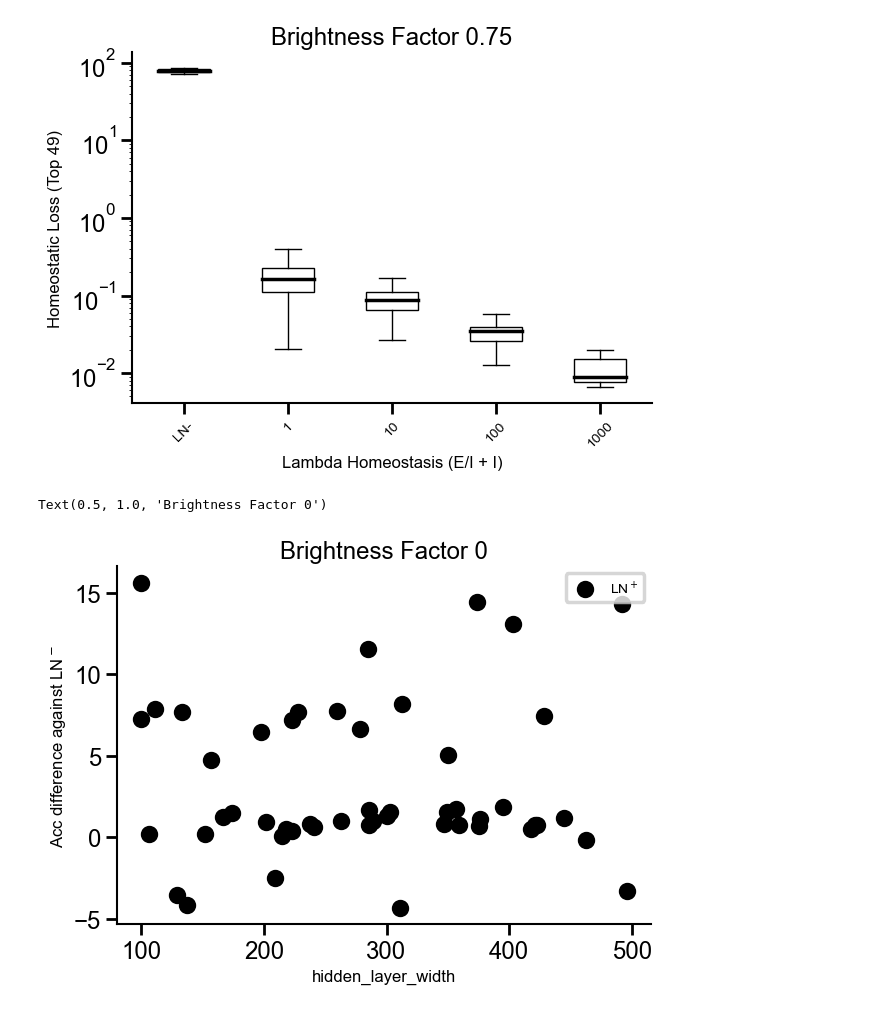
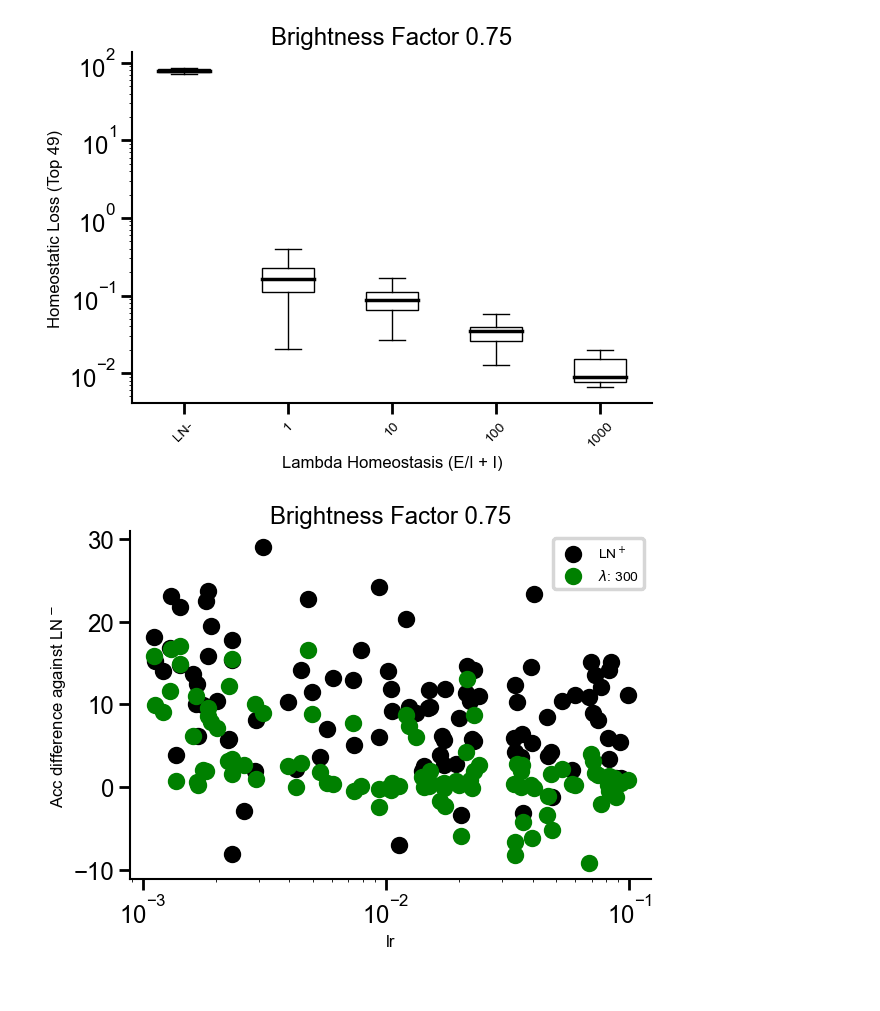
Before and after one commit to RoyHEyono/HomeostaticDANN, a Jupyter notebook: models/dense_mnist_task/notebooks/exhaustive_search_figures.ipynb, the cells around one changed output. Cells and saved outputs as stored; diff of their text form; code cells hidden in the pictures.

Commit message:
Doing a log search for lr related hyperparameters

```diff
--- a/models/dense_mnist_task/notebooks/exhaustive_search_figures.ipynb
+++ b/models/dense_mnist_task/notebooks/exhaustive_search_figures.ipynb
@@ -31,15 +31,15 @@ def same_config(config1, config2, keys=['normtype']):
             return False
     return True
 # %%
-bright_factor = 0
+bright_factor = 0.75
 runs_dict = dict()
-runs_dict["runs_vanilla_dann"] = fetch_runs(api, entity='project_danns', project_name='Luminosity_DeepDANN_ExhaustiveSearch', filters={"config.dataset": "fashionmnist",
+runs_dict["runs_vanilla_dann"] = fetch_runs(api, entity='project_danns', project_name='Luminosity_DeepDANN_ExhaustiveSearch_StrongExplicitLoss', filters={"config.dataset": "fashionmnist",
                                                             "config.brightness_factor": bright_factor, "config.homeostasis": 0, "config.normtype": 0,
                                                             "config.use_testset": True}, order="-summary_metrics.test_acc")
-runs_dict["runs_vanilla_dann_layernorm"] = fetch_runs(api, entity='project_danns', project_name='Luminosity_DeepDANN_ExhaustiveSearch', filters={"config.dataset": "fashionmnist",
+runs_dict["runs_vanilla_dann_layernorm"] = fetch_runs(api, entity='project_danns', project_name='Luminosity_DeepDANN_ExhaustiveSearch_StrongExplicitLoss', filters={"config.dataset": "fashionmnist",
                                                             "config.brightness_factor": bright_factor, "config.homeostasis": 0, "config.normtype": 1,
                                                             "config.use_testset": True}, order="-summary_metrics.test_acc")
-runs_dict["runs_homeostasis_EI"] = fetch_runs(api, entity='project_danns', project_name='Luminosity_DeepDANN_ExhaustiveSearch', filters={"config.dataset": "fashionmnist",
+runs_dict["runs_homeostasis_EI"] = fetch_runs(api, entity='project_danns', project_name='Luminosity_DeepDANN_ExhaustiveSearch_StrongExplicitLoss', filters={"config.dataset": "fashionmnist",
                                                                     "config.brightness_factor": bright_factor, "config.homeostasis": 1, "config.normtype": 0,
                                                                     "config.use_testset": True, "config.task_opt_inhib": 1, "config.use_sep_bias_gain_lrs": 0,
                                                                     "config.homeostatic_annealing": 0, "config.lambda_homeo": 1 }, order="-summary_metrics.test_acc")
@@ -50,7 +50,7 @@ cmap = plt.get_cmap('viridis')
 
 #lambs = [1, 10, 100, 1000]
 #lambs = [150, 300, 400, 500]
-lambs = [100, 150, 300]
+lambs = [300]
 
 values = np.linspace(0, 1, len(lambs))
 
@@ -72,7 +72,7 @@ for top in range(top_n):
 
 for idx, lambdaa in enumerate(lambs):
 
-    EI = fetch_runs(api, entity='project_danns', project_name='Luminosity_DeepDANN_ExhaustiveSearch', filters={"config.dataset": "fashionmnist",
+    EI = fetch_runs(api, entity='project_danns', project_name='Luminosity_DeepDANN_ExhaustiveSearch_StrongExplicitLoss', filters={"config.dataset": "fashionmnist",
                                                                         "config.brightness_factor": bright_factor, "config.homeostasis": 1, "config.normtype": 0,
                                                                         "config.use_testset": True, "config.task_opt_inhib": 1, "config.use_sep_bias_gain_lrs": 0,
                                                                         "config.homeostatic_annealing": 0 , "config.lambda_homeo": lambdaa}, order="-summary_metrics.test_acc")
@@ -102,7 +102,7 @@ for idx, lambdaa in enumerate(lambs):
             if same_config(rn.config, runs_dict["runs_vanilla_dann"][top].config, keys=['lr', 'wd','inhib_lrs', 'momentum', 'inhib_momentum']):
                 if rn.config['lr'] > 0.06:
                     continue
-                plt.scatter(rn.summary['test_acc'], vanilla_dann_acc, color=color, label=f"$\lambda$: {lambdaa}" if activate_color else None)
+                plt.scatter(rn.summary['test_acc'], vanilla_dann_acc, color="green", label=f"$\lambda$: {lambdaa}" if activate_color else None)
                 activate_color = False
 
 
@@ -121,7 +121,7 @@ ax.plot(list_line, list_line, label='y = x', color='black', linestyle='--')
 # %%
 fig, ax = plt.subplots()
 
-EI = fetch_runs(api, entity='project_danns', project_name='Luminosity_DeepDANN_ExhaustiveSearch', filters={"config.dataset": "fashionmnist",
+EI = fetch_runs(api, entity='project_danns', project_name='Luminosity_DeepDANN_ExhaustiveSearch_StrongExplicitLoss', filters={"config.dataset": "fashionmnist",
                                                                     "config.brightness_factor": bright_factor, "config.homeostasis": 1, "config.normtype": 0,
                                                                     "config.use_testset": True, "config.task_opt_inhib": 1, "config.use_sep_bias_gain_lrs": 0,
                                                                     "config.homeostatic_annealing": 0 }, order="-summary_metrics.test_acc")
@@ -210,14 +210,14 @@ cmap = plt.get_cmap('viridis')
 
 #lambs = [1, 10, 100, 1000]
 #lambs = [150, 300, 400, 500]
-lambs = [100, 150, 300]
+lambs = [300]
 
 values = np.linspace(0, 1, len(lambs))
 
 # inhib_lrs.wei
 # inhib_lrs.wix
 
-feature = 'hidden_layer_width'
+feature = 'lr'
 
 top_n = len(runs_dict["runs_vanilla_dann"])
 # print(f"Here: {top_n}")
@@ -233,19 +233,19 @@ for top in range(top_n):
             #plt.scatter(rn.summary['test_acc'], vanilla_dann_acc, color="black", label="LN$^+$" if activate_color else None)
 
             # Search the pattern in the text
-            match = re.search(pattern, rn.config[feature])
+            # match = re.search(pattern, rn.config[feature])
 
-            if match:
-                wei = float(match.group(1))
-                wix = float(match.group(2))
-                print(f"wei: {wei}, wix: {wix}")
+            # if match:
+            #     wei = float(match.group(1))
+            #     wix = float(match.group(2))
 
             plt.scatter(rn.config[feature], rn.summary['test_acc'] - vanilla_dann_acc, color="black", label="LN$^+$" if activate_color else None)
+            #plt.scatter(wei, rn.summary['test_acc'] - vanilla_dann_acc, color="black", label="LN$^+$" if activate_color else None)
             activate_color = False
 
 for idx, lambdaa in enumerate(lambs):
 
-    EI = fetch_runs(api, entity='project_danns', project_name='Luminosity_DeepDANN_ExhaustiveSearch', filters={"config.dataset": "fashionmnist",
+    EI = fetch_runs(api, entity='project_danns', project_name='Luminosity_DeepDANN_ExhaustiveSearch_StrongExplicitLoss', filters={"config.dataset": "fashionmnist",
                                                                         "config.brightness_factor": bright_factor, "config.homeostasis": 1, "config.normtype": 0,
                                                                         "config.use_testset": True, "config.task_opt_inhib": 1, "config.use_sep_bias_gain_lrs": 0,
                                                                         "config.homeostatic_annealing": 0 , "config.lambda_homeo": lambdaa}, order="-summary_metrics.test_acc")
@@ -260,33 +260,43 @@ for idx, lambdaa in enumerate(lambs):
     best_LN_minus = []
 
     EI_lambdas = {}
 
     failed_runs = 0
 
     for top in range(top_n):
         best_acc_run_ln_config = 0
 
         vanilla_dann_acc = runs_dict["runs_vanilla_dann"][top].summary['test_acc']
 
         best_LN_minus.append(vanilla_dann_acc)
         EI_lambdas_temp = {}
 
         for rn in EI:
             if same_config(rn.config, runs_dict["runs_vanilla_dann"][top].config, keys=['lr', 'wd','inhib_lrs', 'momentum', 'inhib_momentum']):
                 # plt.scatter(rn.summary['test_acc'], vanilla_dann_acc, color=color, label=f"$\lambda$: {lambdaa}" if activate_color else None)
-                #plt.scatter(rn.config[feature], rn.summary['test_acc'] - vanilla_dann_acc, color=color, label=f"$\lambda$: {lambdaa}" if activate_color else None)
+
+                # Search the pattern in the text
+                # match = re.search(pattern, rn.config[feature])
+
+                # if match:
+                #     wei = float(match.group(1))
+                #     wix = float(match.group(2))
+
+                # plt.scatter(rn.config[feature], rn.summary['test_acc'] - vanilla_dann_acc, color="green", label=f"$\lambda$: {lambdaa}" if activate_color else None)
+                plt.scatter(rn.config[feature], rn.summary['test_acc'] - vanilla_dann_acc, color="green", label=f"$\lambda$: {lambdaa}" if activate_color else None)
+                #plt.scatter(wei, rn.summary['test_acc'] - vanilla_dann_acc, color="green", label=f"$\lambda$: {lambdaa}" if activate_color else None)
                 activate_color = False
 
 
 
 ax.set_xlabel(feature)
 ax.set_ylabel("Acc difference against LN$^-$")
 ax.legend(fontsize=10)
 ax.set_title(f'Brightness Factor {bright_factor}')
+ax.set_xscale('log')
 # list_line = range(100)
 # ax.set_xlim(60, 90)
 # ax.set_ylim(-10, 10)
 # ax.plot(list_line, list_line, label='y = x', color='black', linestyle='--')
 # %% [output]
-Text(0.5, 1.0, 'Brightness Factor 0')
-[figure, old version]
+[figure, new version]
```
Also changed, not shown: parts of 2 cells of this notebook, 5 other files.
